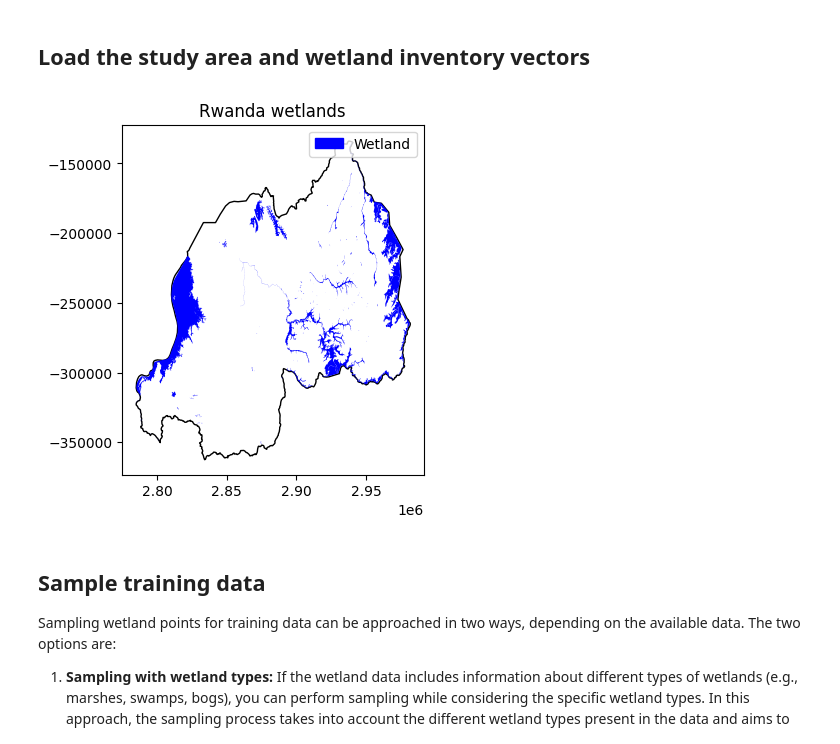
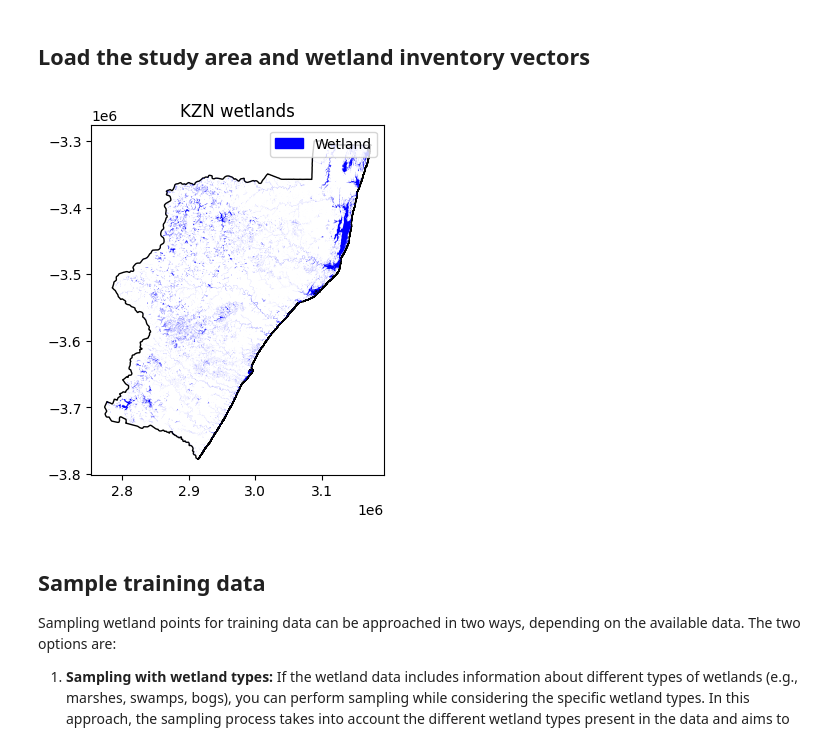
Before and after one commit to teal-waters/deafrica-wetland, a Jupyter notebook: Workflow-notebooks/01_Training_data_preparation.ipynb, the cells around one changed output. Saved outputs shown, nothing was run; the diff lists cells and outputs as text; code cells hidden in the pictures.

```diff
--- a/Workflow-notebooks/01_Training_data_preparation.ipynb
+++ b/Workflow-notebooks/01_Training_data_preparation.ipynb
@@ -59,28 +59,28 @@ from deafrica_tools.plotting import display_map, map_shapefile, plot_lulc
 # %%
 # Specify a prefix to identify the area of interest in the saved outputs
 # By assigning the desired prefix, you can easily identify the outputs associated with the specific area of interest.
-prefix = "Rwanda"
+prefix = "KZN"
 
 #Load area of interest vector
-aoi_boundaries_gdf = gpd.read_file("data/rwanda.geojson").to_crs(
+aoi_boundaries_gdf = gpd.read_file("data/KZN.geojson").to_crs(
     "EPSG:6933")
 
 # Load wetland polygons
 wetland_inventory_gdf = gpd.overlay(gpd.read_file(
-    "data/rwanda_wetlands.geojson").to_crs("EPSG:6933"), aoi_boundaries_gdf, how='intersection')
+    "data/south_africa_wetlands.geojson").to_crs("EPSG:6933"), aoi_boundaries_gdf, how='intersection')
 
 
 # Plot the area of interest (AOI) and the Wetland polygons
 fig, ax = plt.subplots()
 base = aoi_boundaries_gdf.plot(ax=ax, color='white', edgecolor='black')
 wetland_inventory_gdf.plot(ax=base, marker='o', color='blue', markersize=5)
 legend_patch = mpatches.Patch(color='blue', label='Wetland')
 plt.title(f"{prefix} wetlands")
 ax.legend(handles=[legend_patch], loc='upper right')
 plt.subplots_adjust(bottom=0.15)
 plt.show()
 # %% [output]
-[figure, old version]
+[figure, new version]
 # %% [markdown]
 ## Sample training data
 
```
Also changed, not shown: parts of 14 cells of this notebook, 1 other file.
